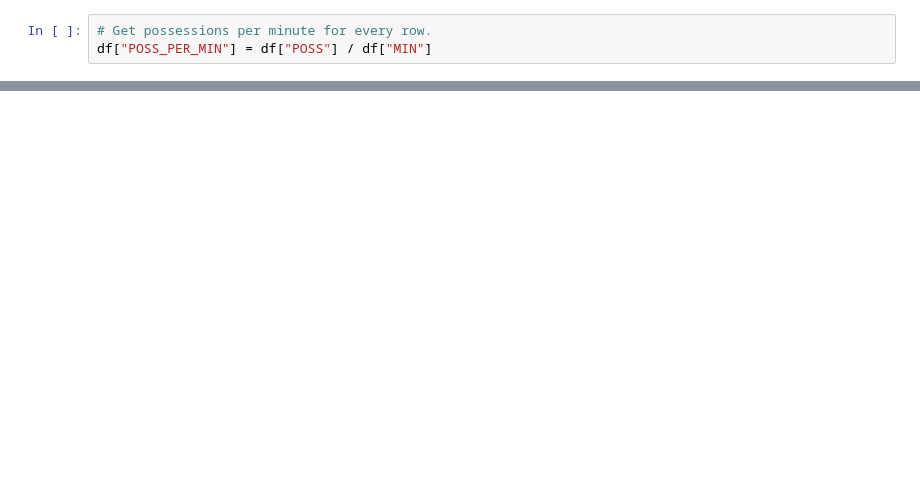
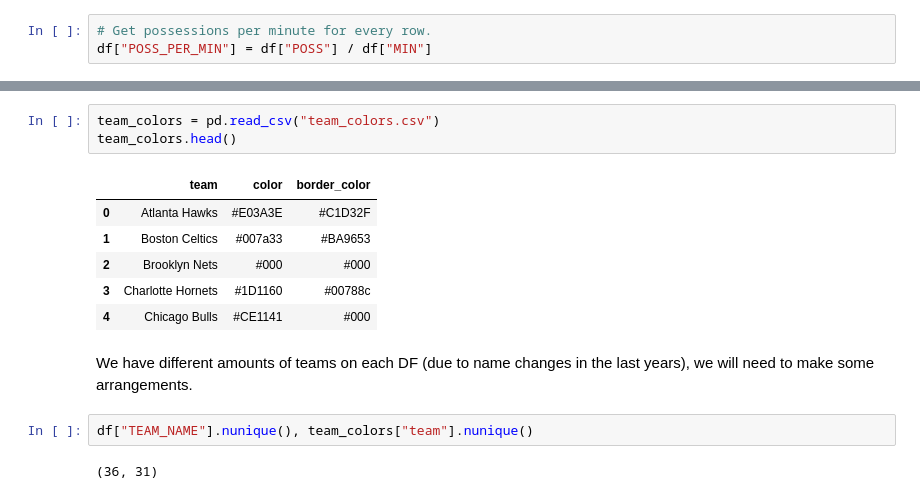
Before and after one commit to lbiedma/nba-stats-analysis, a Jupyter notebook: AvgPossessionsOverTime.ipynb, the cells around one changed output, grey strips where cells are left out. Cells and saved outputs as stored; diff of their text form; blank space fills up the shorter version.

```diff
--- a/AvgPossessionsOverTime.ipynb
+++ b/AvgPossessionsOverTime.ipynb
@@ -68,0 +72,16 @@ fig.show()
+# %%
+team_colors = pd.read_csv("team_colors.csv")
+team_colors.head()
+# %% [output]
+|  | team | color | border_color |
+| 0 | Atlanta Hawks | #E03A3E | #C1D32F |
+| 1 | Boston Celtics | #007a33 | #BA9653 |
+| 2 | Brooklyn Nets | #000 | #000 |
+| 3 | Charlotte Hornets | #1D1160 | #00788c |
+| 4 | Chicago Bulls | #CE1141 | #000 |
+# %% [markdown]
+We have different amounts of teams on each DF (due to name changes in the last years), we will need to make some arrangements.
+# %%
+df["TEAM_NAME"].nunique(), team_colors["team"].nunique()
+# %% [output]
+(36, 31)
```
Also changed, not shown: parts of 11 cells of this notebook, 3 other files.
